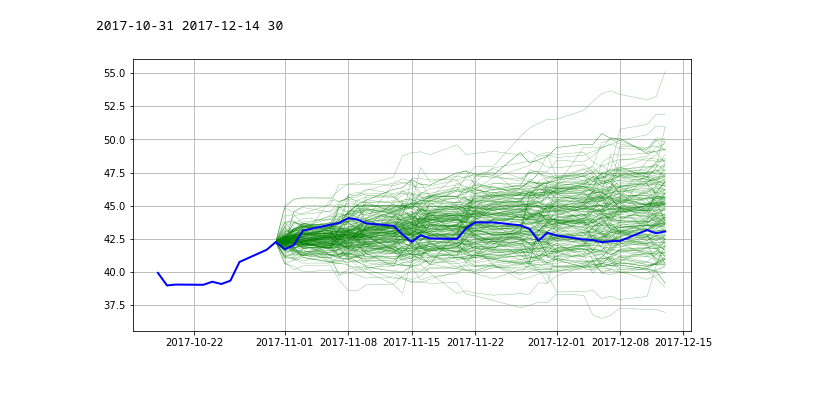
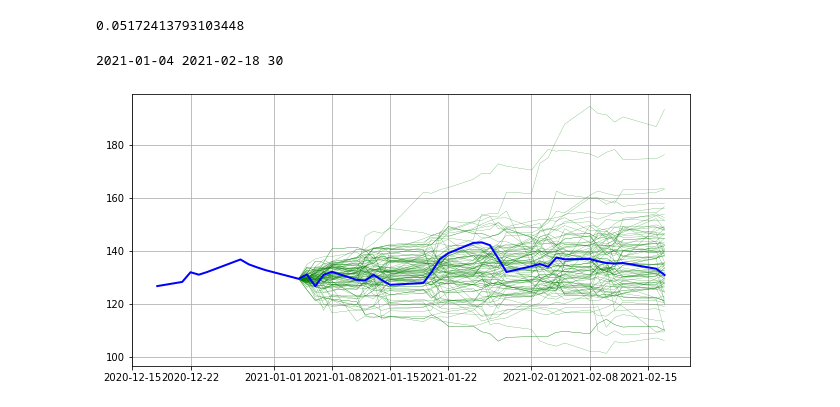
Before and after one commit to VillainNumberOne/bootstrap, a Jupyter notebook: main.ipynb, the cells around one changed output. Saved outputs shown, nothing was run; the diff lists cells and outputs as text; code cells hidden in the pictures.

```diff
--- a/main.ipynb
+++ b/main.ipynb
@@ -113,11 +136,14 @@ class RandomSampling(BaseModel):
             np.random.permutation(np.random.choice(self.returns, steps)) for _ in range(trials)
         ])
         return self.pseudo_returns
-# %%
-RS = RandomSampling(AAPL)
-RS.simulate(steps=30, trials=2000, T=365)
-RS.plot_last_simulation(200, real_price=True)
-# %% [output]
-2017-10-31 2017-12-14 30
-[figure, removed]
+# %%
+RS = RandomSampling(AAPL)
+RS.evaluate(0, 365, 1200, 14, 0.01, 30, 500)
+# %% [output]
+0.05172413793103448
+# %%
+RS.plot_last_simulation(100, real_price=True)
+# %% [output]
+2021-01-04 2021-02-18 30
+[figure, added]
 # %%
```
Also changed, not shown: parts of 7 cells of this notebook, 1 other file.
